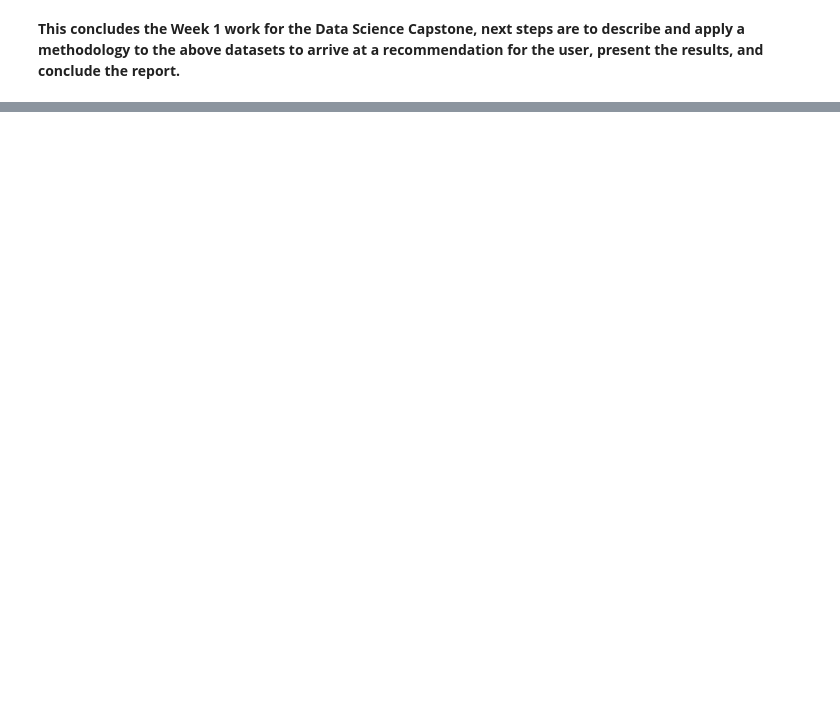
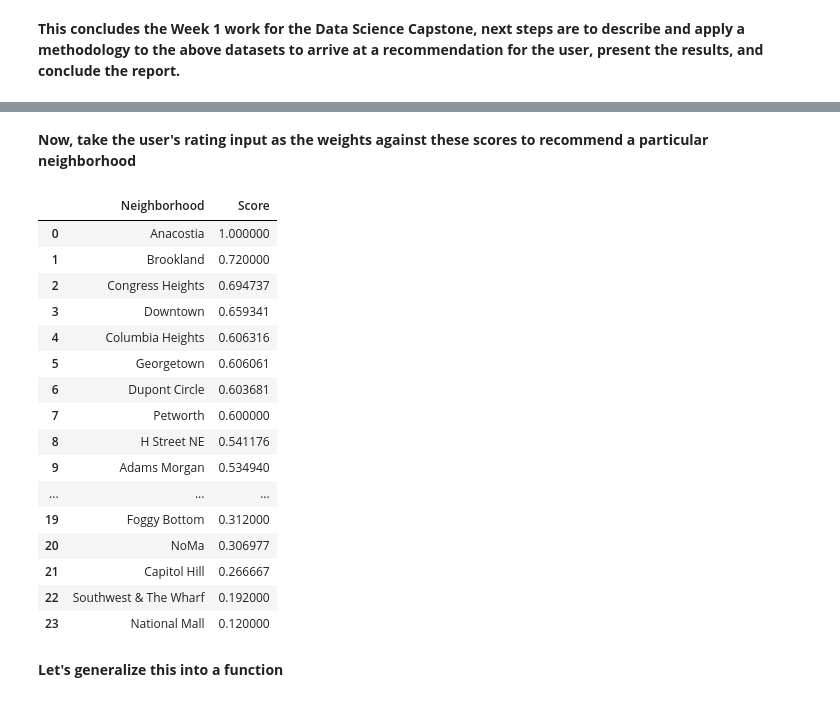
Before and after one commit to jacksonsduke/Data-Science-Capstone, a Jupyter notebook: Neighborhood Recommendation .ipynb, the cells around one changed output, grey strips where cells are left out. Saved outputs shown, nothing was run; the diff lists cells and outputs as text; code cells hidden in the pictures; blank space fills up the shorter version.

```diff
--- a/Neighborhood Recommendation .ipynb
+++ b/Neighborhood Recommendation .ipynb
@@ -375,0 +405,16 @@ On a scale of 1 (least important) to 5 (most important), how important are outdo
+# %%
+neighborhood_venue = []
+
+for n in full_venues['Neighborhood'].unique():
+    cell={}
+    #print(n, ': ', len(full_venues[full_venues['Neighborhood']==n]), ' total venues')
+    cell['Neighborhood'] = n
+    for f in neigh_features:
+        #print('\t # ', f, ' venues: ', len(full_venues[(full_venues['Neighborhood']==n)&(full_venues['Feature']==f)]))
+        cell[f] = len(full_venues[(full_venues['Neighborhood']==n)&(full_venues['Feature']==f)]) / len(full_venues[full_venues['Neighborhood']==n])
+    neighborhood_venue.append(cell)
+
+
+neighborhood_venue_df = pd.DataFrame(neighborhood_venue)
+
+print(neighborhood_venue_df.to_string())
@@ -375,0 +487,42 @@ On a scale of 1 (least important) to 5 (most important), how important are outdo
+# %% [markdown]
+<b>Now, take the user's rating input as the weights against these scores to recommend a particular neighborhood</b>
+# %%
+recommendation_table = []
+
+i=0
+for row in neighborhood_venue_df['Neighborhood']:
+    cell={}
+    cell['Neighborhood'] = row
+    x = 0
+    y = 0
+    for f in neigh_features:
+        x = x + ((neighborhood_venue_df[(neighborhood_venue_df['Neighborhood']==row)][f+'_normalized'][i])*(user_df[f][0]-1))
+        y = y + (user_df[f][0]-1)
+    i=i+1
+    cell['Score'] = x / y
+    recommendation_table.append(cell)
+
+
+recommendationTable_df = pd.DataFrame(recommendation_table).sort_values('Score', ascending = False)
+recommendationTable_df = recommendationTable_df.reset_index().drop('index',axis=1)
+recommendationTable_df
+# %% [output]
+|  | Neighborhood | Score |
+| 0 | Anacostia | 1.000000 |
+| 1 | Brookland | 0.720000 |
+| 2 | Congress Heights | 0.694737 |
+| 3 | Downtown | 0.659341 |
+| 4 | Columbia Heights | 0.606316 |
+| 5 | Georgetown | 0.606061 |
+| 6 | Dupont Circle | 0.603681 |
+| 7 | Petworth | 0.600000 |
+| 8 | H Street NE | 0.541176 |
+| 9 | Adams Morgan | 0.534940 |
+| ... | ... | ... |
+| 19 | Foggy Bottom | 0.312000 |
+| 20 | NoMa | 0.306977 |
+| 21 | Capitol Hill | 0.266667 |
+| 22 | Southwest & The Wharf | 0.192000 |
+| 23 | National Mall | 0.120000 |
+# %% [markdown]
+<b>Let's generalize this into a function</b>
```
Also changed, not shown: parts of 28 cells of this notebook.
